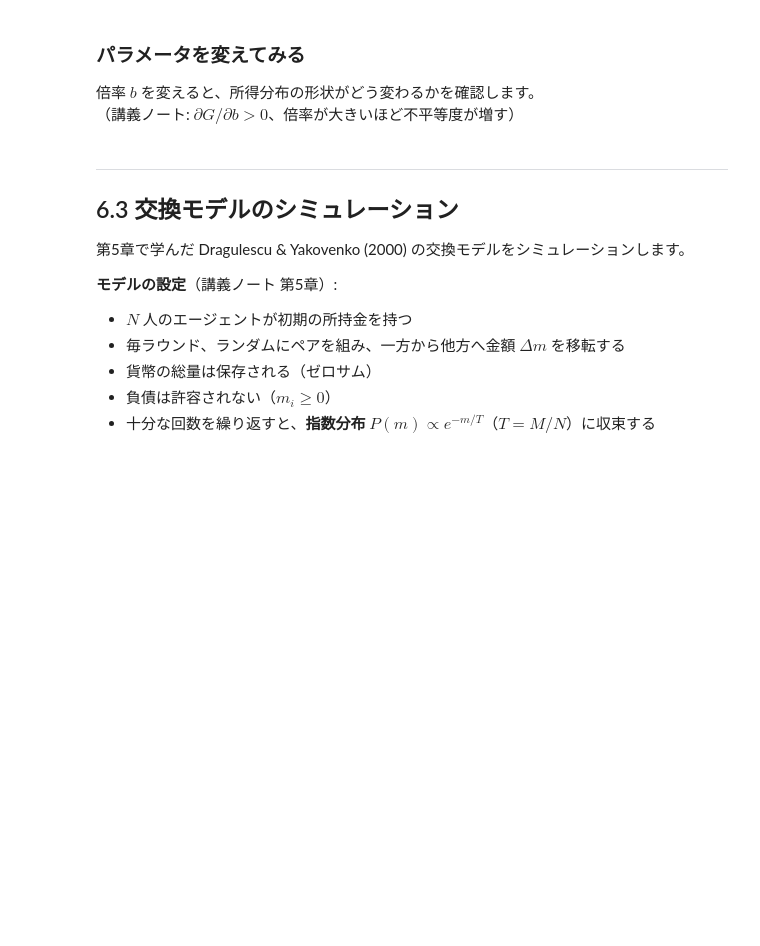
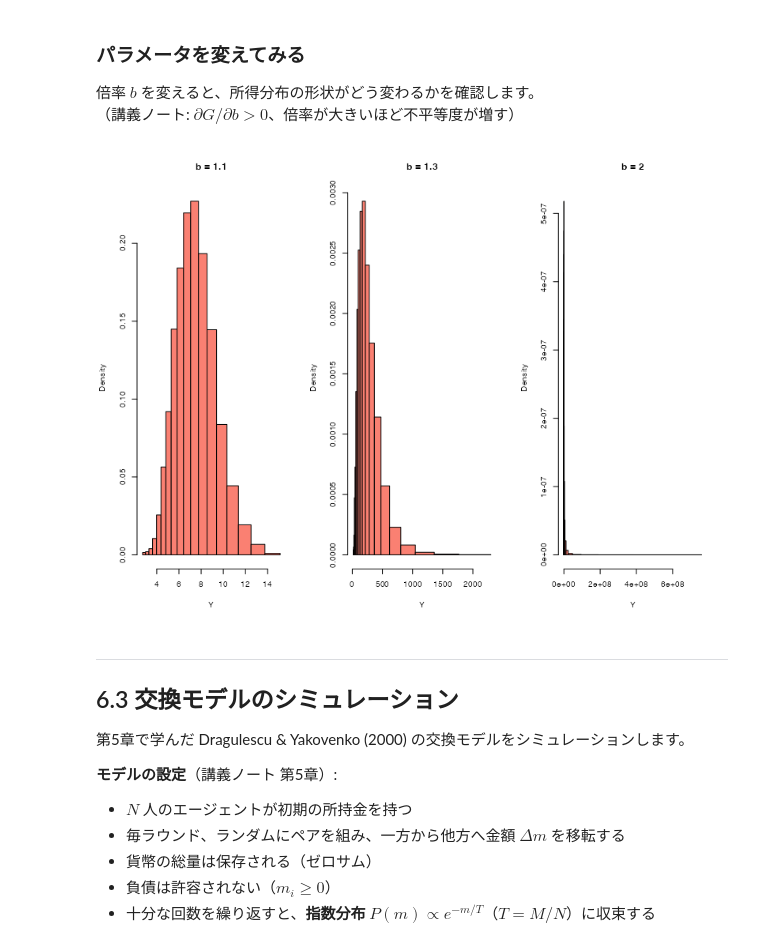
Before and after one commit to aishidajt9/2026MathSoc, a Jupyter notebook: 06_Income_Simulation.ipynb, the cells around one changed output. Cells and saved outputs as stored; diff of their text form; code cells hidden in the pictures; blank space fills up the shorter version.

```diff
--- a/06_Income_Simulation.ipynb
+++ b/06_Income_Simulation.ipynb
@@ -135,18 +176,24 @@ mean(Y_all) > median(Y_all)
 倍率 $b$ を変えると、所得分布の形状がどう変わるかを確認します。
 （講義ノート: $\partial G / \partial b > 0$、倍率が大きいほど不平等度が増す）
 # %%
-set.seed(2026)
+set.seed(8931)
 par(mfrow = c(1, 3))
 
 for (b_val in c(1.1, 1.3, 2.0)) {
-  W_sim <- rbinom(N, size = n, prob = p)
+  W_sim <- replicate(N, sum(sample(c(0, 1), size = n, replace = TRUE, prob = c(1 - p, p))))
   Y_sim <- b_val ^ W_sim
-  hist(Y_sim, breaks = 40, prob = TRUE,
+  Y_v <- sort(unique(Y_sim))
+  br <- c(Y_v[1] / sqrt(b_val),
+          Y_v[-length(Y_v)] * sqrt(b_val),
+          Y_v[length(Y_v)] * sqrt(b_val))
+  hist(Y_sim, breaks = br, prob = TRUE,
        col = "salmon", main = paste("b =", b_val),
        xlab = "Y")
 }
 
 par(mfrow = c(1, 1))
+# %% [output]
+[figure, added]
 # %% [markdown]
 ---
 
```
Also changed, not shown: parts of 32 cells of this notebook.
